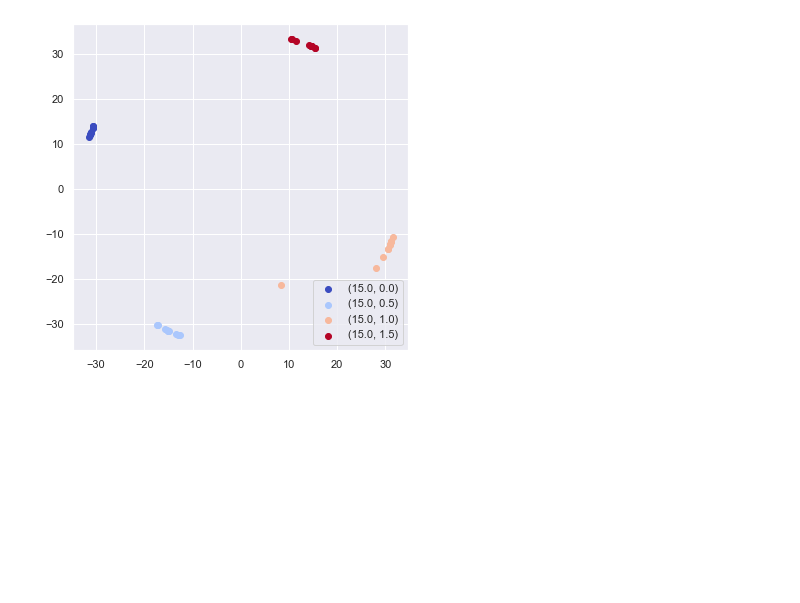
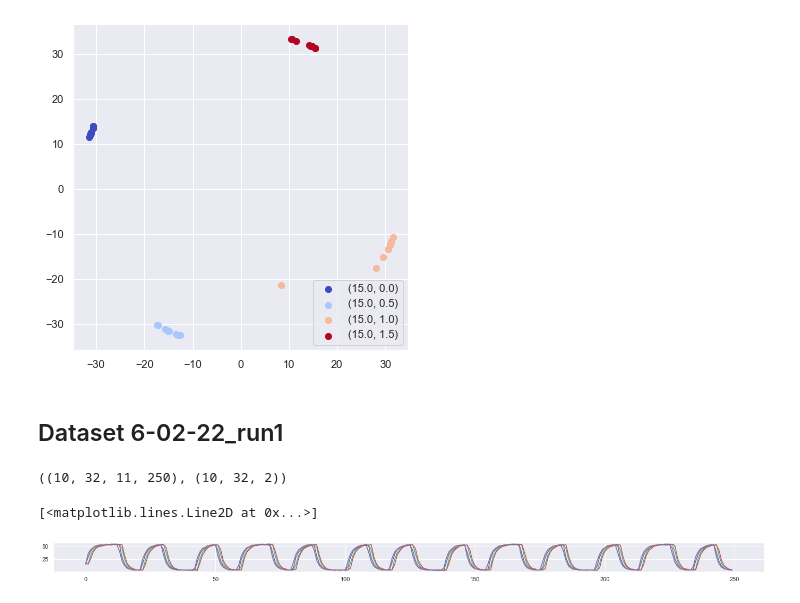
Before and after one commit to NeuroTech-UCSD/Oz-Speller, a Jupyter notebook: notebooks/Pilot_Photosensor_32-class_Vis[Simon].ipynb, the cells around one changed output. Drawn from its saved outputs; the diff is of its cells as text; code cells hidden in the pictures; blank space fills up the shorter version.

Commit message:
Add Cyton Photosensor Data Added Cyton photosensor timing data using the Cyton analog input.

```diff
--- a/notebooks/Pilot_Photosensor_32-class_Vis[Simon].ipynb
+++ b/notebooks/Pilot_Photosensor_32-class_Vis[Simon].ipynb
@@ -19,7 +19,7 @@ def load_light_amp_temp_function(light_amp, meta, classes, stim_duration=4, filt
     stim_end = int(stim_duration * sfreq)
     # light_amp['time'] = light_amp['time'] - light_amp['time'].iloc[0]
     # light_amp = np.array([light_amp.loc[light_amp['time']>t].drop(columns=['time']).to_numpy()[:stim_end].T for t in times])[:,:,int(0.75*sfreq):]
-    light_amp = np.array([light_amp.loc[light_amp['time']>=t].drop(columns=['time']).to_numpy()[:stim_end].T for t in times])
+    light_amp = np.array([light_amp.loc[light_amp['time']>=t+0.07].drop(columns=['time']).to_numpy()[:stim_end].T for t in times]) # 0.07 might be due to the serial port delay
     if filter:
         light_amp = mne.filter.filter_data(light_amp, sfreq=sfreq, l_freq=5, h_freq=49, verbose=0, method='fir')
     light_amp_temp = []
@@ -31,5 +31,3 @@ def load_light_amp_temp_function(light_amp, meta, classes, stim_duration=4, filt
                 light_amp_temp[j].append(light_amp[i])
     light_amp = np.array(light_amp_temp).transpose(1,0,2,3)
     return light_amp
-
-target_tab = {}
@@ -164,3 +166,31 @@ for k in range(8):
 [figure]
 [figure]
 [figure]
+# %% [markdown]
+## Dataset 6-02-22_run1
+# %%
+target_tab = {}
+data_path = "../data/photosensor_recordings/pilot_data/6-02-22_run1/"
+sfreq = 250.
+duration = 1.0
+light_amp = pd.read_csv(data_path + 'eeg.csv').astype(float)
+meta = np.loadtxt(data_path + 'meta.csv', delimiter=',', dtype=float)
+trials = meta[1:,:2]
+classes = np.unique(trials, axis=0)
+more_targets = {tuple(target):index for index,target in enumerate(classes)}
+target_tab.update(more_targets)
+light_amp = load_light_amp_temp_function(light_amp, meta, classes, stim_duration=duration,filter=False,sfreq=sfreq)
+target_by_trial = [list(target_tab.keys())] * 10
+light_amp.shape, np.array(target_by_trial).shape
+# %% [output]
+((10, 32, 11, 250), (10, 32, 2))
+# %%
+plt.figure(figsize=(24, 1))
+plt.plot(light_amp[0,20,9,:])
+plt.plot(light_amp[2,20,9,:])
+plt.plot(light_amp[4,20,9,:])
+plt.plot(light_amp[6,20,9,:])
+plt.plot(light_amp[9,20,9,:])
+# %% [output]
+[<matplotlib.lines.Line2D at 0x...>]
+[figure, added]
```
Also changed, not shown: parts of 9 cells of this notebook, 7 other files.
